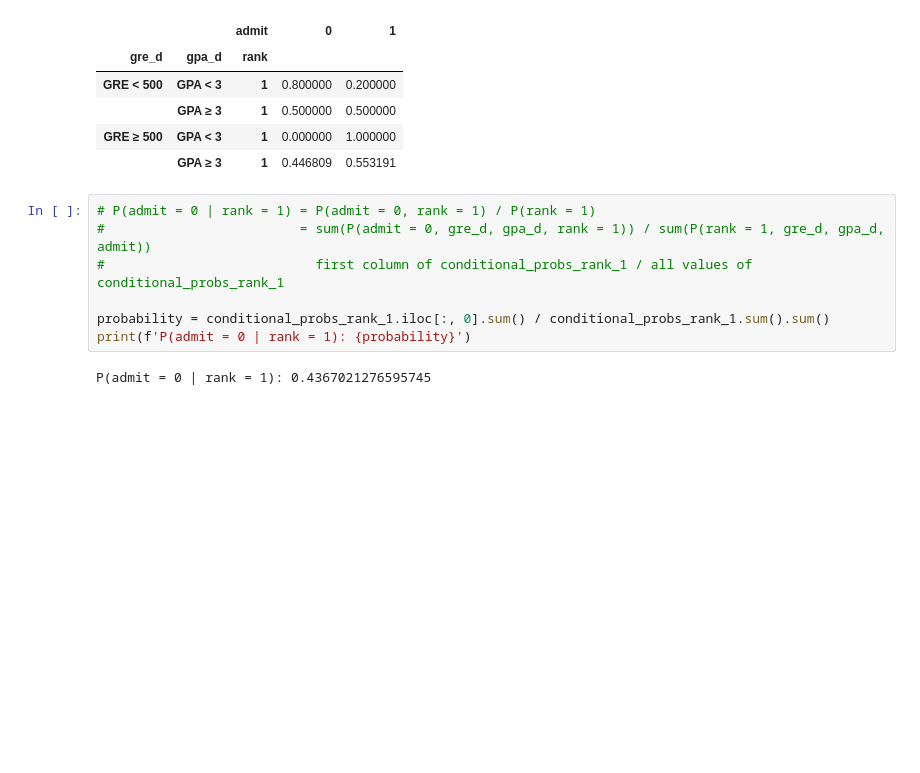
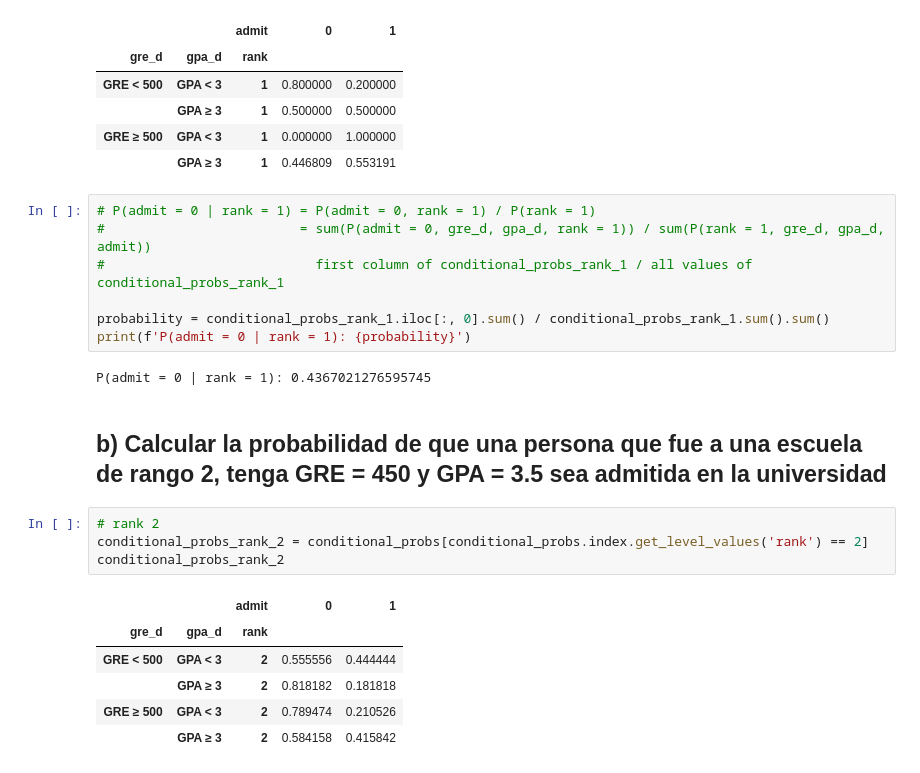
Before and after one commit to pdomins/bayesian-learning, a Jupyter notebook: ej3_bayesian_net.ipynb, the cells around one changed output. Drawn from its saved outputs; the diff is of its cells as text; blank space fills up the shorter version.

Commit message:
feat: ej3 - P(admit = 1, gre_d < 500 , gpa_d ≥ 3 | rank = 2)

```diff
--- a/ej3_bayesian_net.ipynb
+++ b/ej3_bayesian_net.ipynb
@@ -87,3 +89,16 @@ probability = conditional_probs_rank_1.iloc[:, 0].sum() / conditional_probs_rank
 print(f'P(admit = 0 | rank = 1): {probability}')
 # %% [output]
 P(admit = 0 | rank = 1): 0.4367021276595745
+# %% [markdown]
+## b) Calcular la probabilidad de que una persona que fue a una escuela de rango 2, tenga GRE = 450 y GPA = 3.5 sea admitida en la universidad
+# %%
+# rank 2
+conditional_probs_rank_2 = conditional_probs[conditional_probs.index.get_level_values('rank') == 2]
+conditional_probs_rank_2
+# %% [output]
+|  |  | admit | 0 | 1 |
+| gre_d | gpa_d | rank |  |  |
+| GRE < 500 | GPA < 3 | 2 | 0.555556 | 0.444444 |
+|  | GPA ≥ 3 | 2 | 0.818182 | 0.181818 |
+| GRE ≥ 500 | GPA < 3 | 2 | 0.789474 | 0.210526 |
+|  | GPA ≥ 3 | 2 | 0.584158 | 0.415842 |
```
Also changed, not shown: parts of 4 cells of this notebook.
